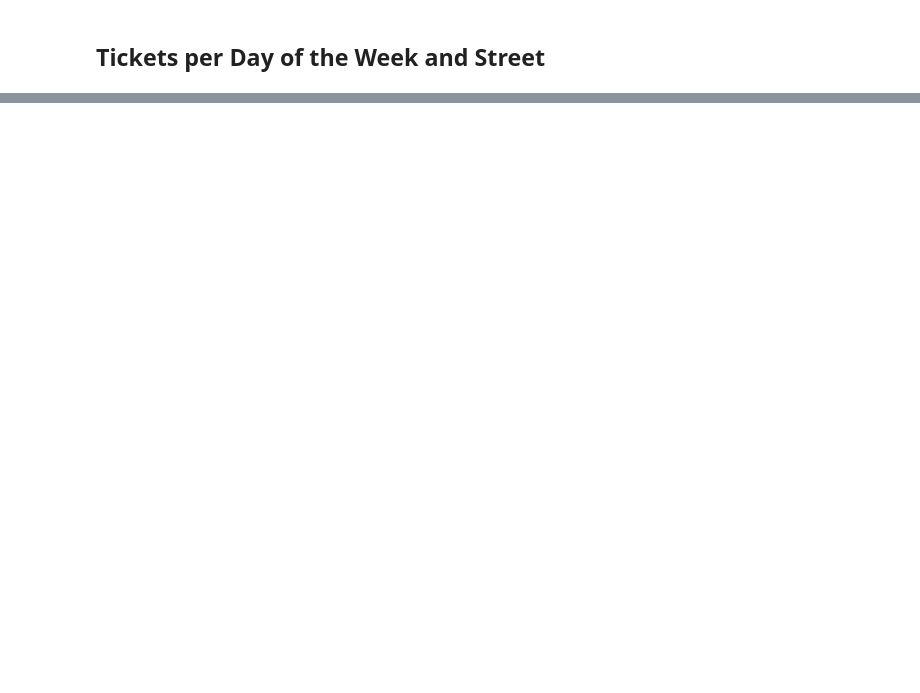
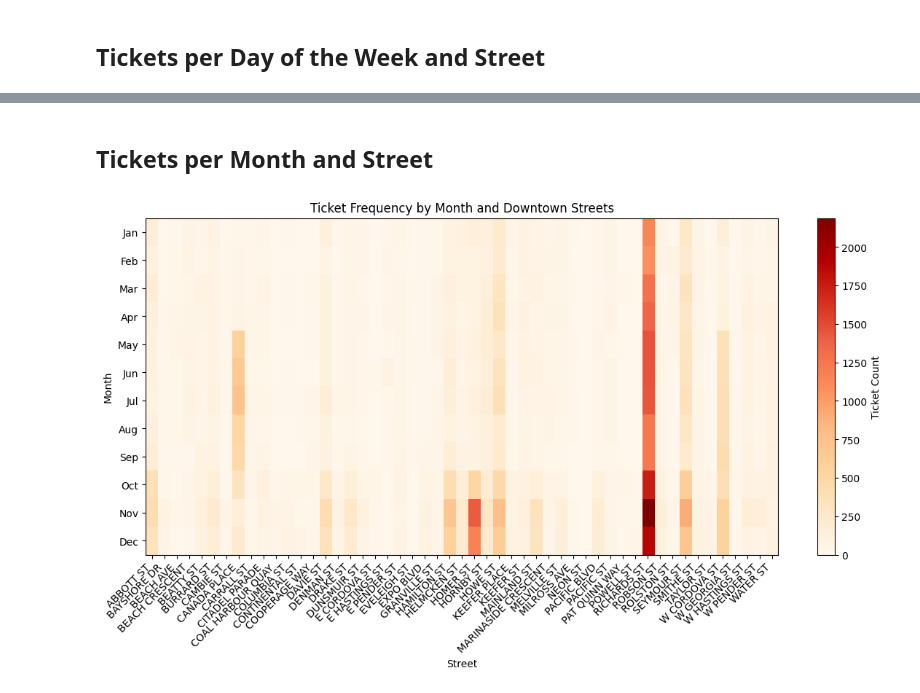
Before and after one commit to nwoods1/Cmpt353Project, a Jupyter notebook: notebooks/2_visualizations.ipynb, the cells around one changed output, grey strips where cells are left out. Cells and saved outputs as stored; diff of their text form; code cells hidden in the pictures; blank space fills up the shorter version.

```diff
--- a/notebooks/2_visualizations.ipynb
+++ b/notebooks/2_visualizations.ipynb
@@ -257,0 +271,20 @@ plt.show()
+# %% [markdown]
+## Tickets per Month and Street
+# %%
+pivot = downtown_tickets.groupby(["month", "Street"]).size().unstack(fill_value=0)
+
+fig, ax = plt.subplots(figsize=(14, 6))
+cax = ax.imshow(pivot, aspect="auto", cmap="OrRd")
+
+ax.set_title("Ticket Frequency by Month and Downtown Streets")
+ax.set_xlabel("Street")
+ax.set_ylabel("Month")
+ax.set_xticks(np.arange(len(pivot.columns)))
+ax.set_yticks(np.arange(12))
+ax.set_xticklabels(pivot.columns, rotation=45, ha="right")
+ax.set_yticklabels(["Jan", "Feb", "Mar", "Apr", "May", "Jun", "Jul", "Aug", "Sep", "Oct", "Nov", "Dec"])
+
+fig.colorbar(cax, ax=ax, label="Ticket Count")
+plt.show()
+# %% [output]
+[figure, added]
```
Also changed, not shown: parts of 11 cells of this notebook, 2 other files.
